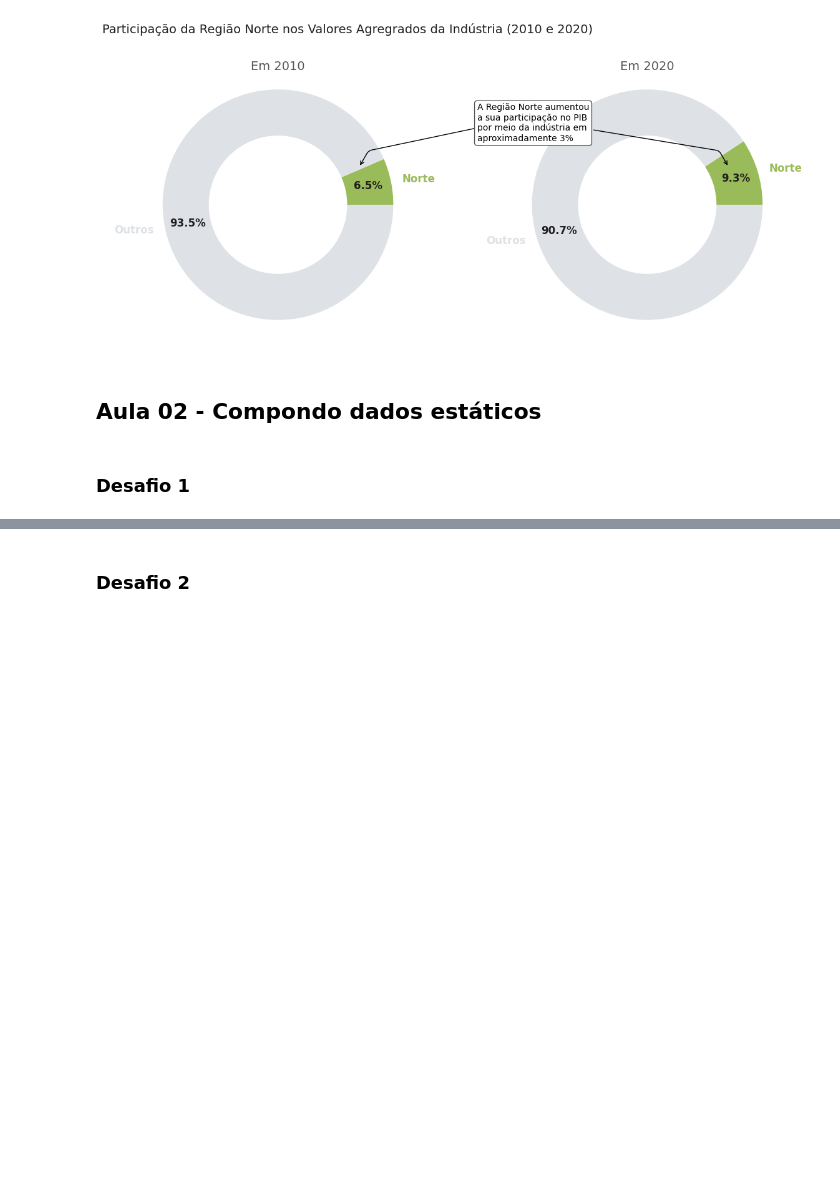
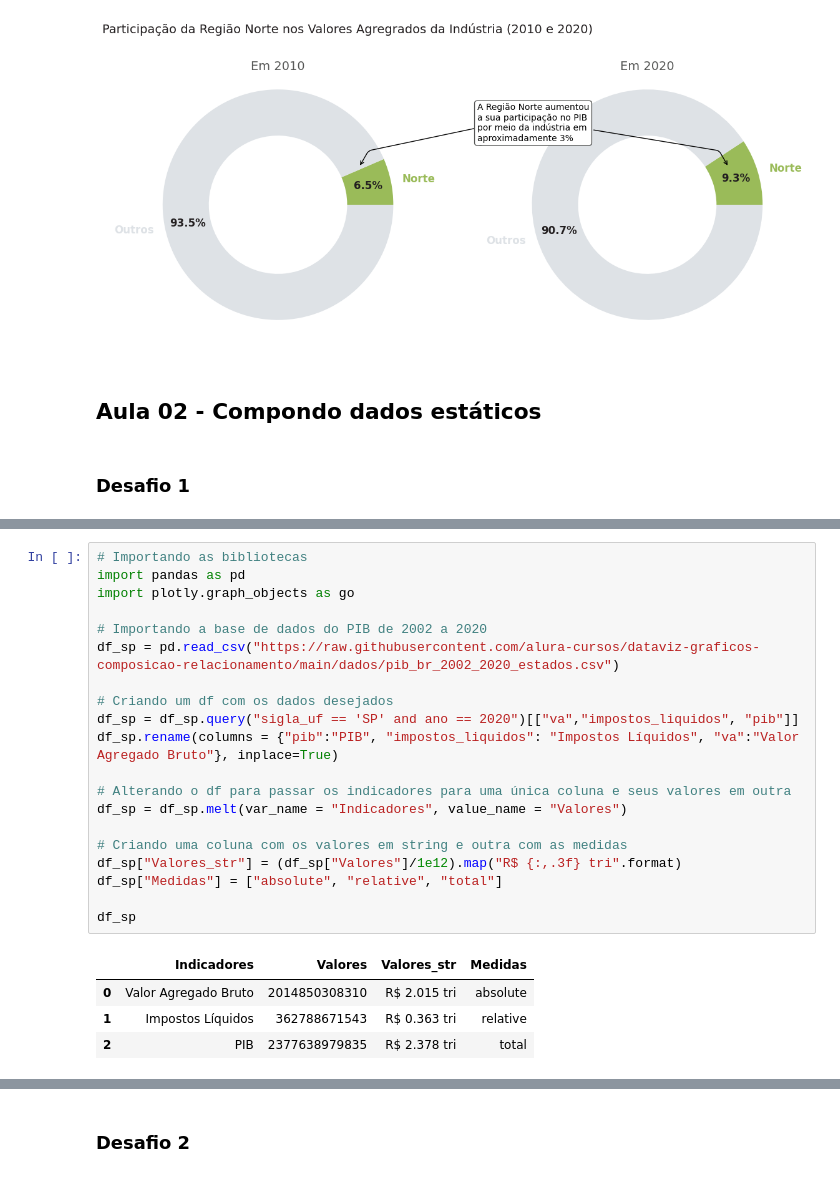
Before and after one commit to juliogazoli/alura-data-visualization-python-graficos-de-composicao-e-relacionamento, a Jupyter notebook: Desafios.ipynb, the cells around one changed output, grey strips where cells are left out. Drawn from its saved outputs; the diff is of its cells as text; blank space fills up the shorter version.

```diff
--- a/Desafios.ipynb
+++ b/Desafios.ipynb
@@ -160,0 +166,25 @@ plt.show()
+# %%
+# Importando as bibliotecas
+import pandas as pd
+import plotly.graph_objects as go
+
+# Importando a base de dados do PIB de 2002 a 2020
+df_sp = pd.read_csv("https://raw.githubusercontent.com/alura-cursos/dataviz-graficos-composicao-relacionamento/main/dados/pib_br_2002_2020_estados.csv")
+
+# Criando um df com os dados desejados
+df_sp = df_sp.query("sigla_uf == 'SP' and ano == 2020")[["va","impostos_liquidos", "pib"]]
+df_sp.rename(columns = {"pib":"PIB", "impostos_liquidos": "Impostos Líquidos", "va":"Valor Agregado Bruto"}, inplace=True)
+
+# Alterando o df para passar os indicadores para uma única coluna e seus valores em outra
+df_sp = df_sp.melt(var_name = "Indicadores", value_name = "Valores")
+
+# Criando uma coluna com os valores em string e outra com as medidas
+df_sp["Valores_str"] = (df_sp["Valores"]/1e12).map("R$ {:,.3f} tri".format)
+df_sp["Medidas"] = ["absolute", "relative", "total"]
+
+df_sp
+# %% [output]
+|  | Indicadores | Valores | Valores_str | Medidas |
+| 0 | Valor Agregado Bruto | 2014850308310 | R$ 2.015 tri | absolute |
+| 1 | Impostos Líquidos | 362788671543 | R$ 0.363 tri | relative |
+| 2 | PIB | 2377638979835 | R$ 2.378 tri | total |
```
Also changed, not shown: parts of 4 cells of this notebook, 1 other file.
